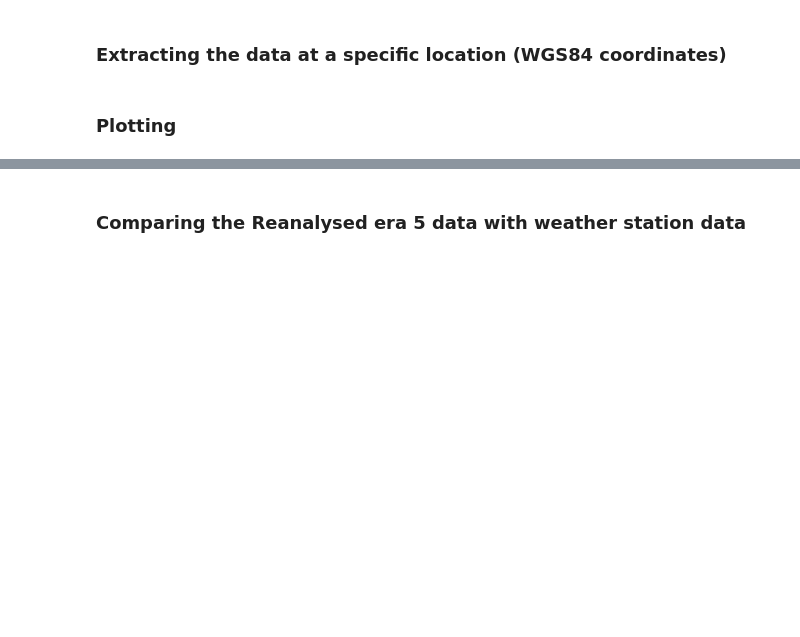
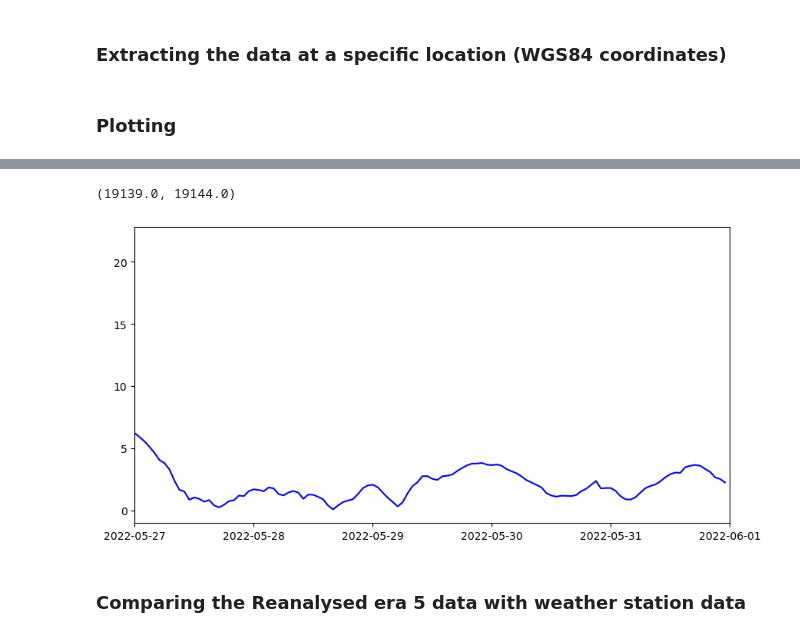
Before and after one commit to jgovoort/sismo-memo, a Jupyter notebook: netCDF-reader.ipynb, the cells around one changed output, grey strips where cells are left out. Cells and saved outputs as stored; diff of their text form; code cells hidden in the pictures; blank space fills up the shorter version.

```diff
--- a/netCDF-reader.ipynb
+++ b/netCDF-reader.ipynb
@@ -136,3 +141,10 @@ plt.show()
+# %%
+plt.figure(figsize=(10,5))
+plt.plot(T, W, c='blue', linestyle='-')
+plt.xlim(np.datetime64("2022-05-27"), np.datetime64("2022-06-01"))
+# %% [output]
+(19139.0, 19144.0)
+[figure, added]
 # %% [markdown]
 ### Comparing the Reanalysed era 5 data with weather station data
 # %%
```
Also changed, not shown: parts of 8 cells of this notebook.
